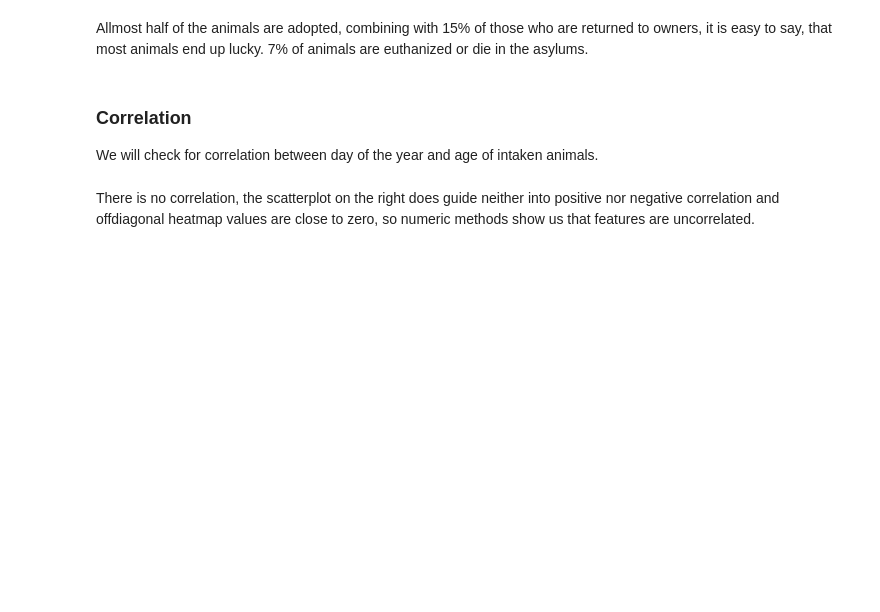
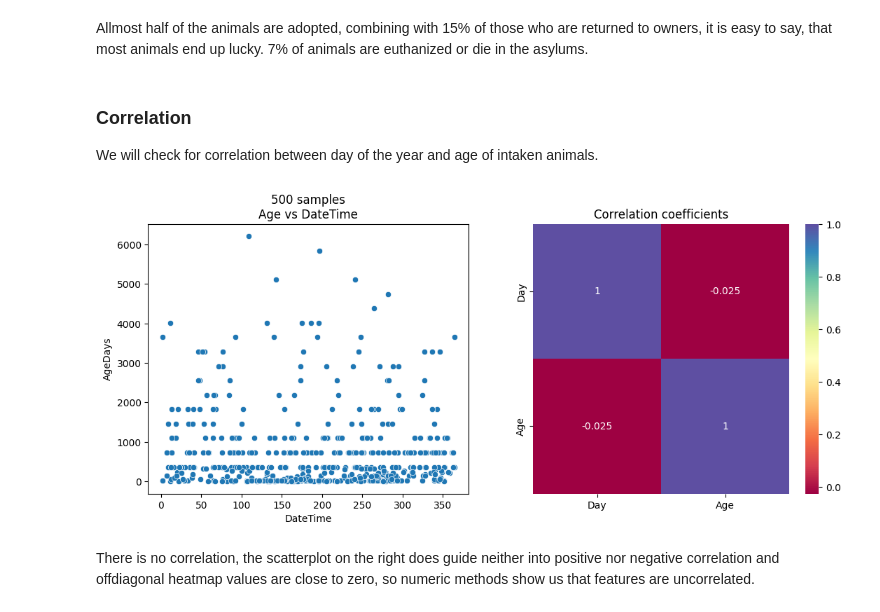
Before and after one commit to ZhigaMason/University, a Jupyter notebook: 01/assignment01.ipynb, the cells around one changed output. Cells and saved outputs as stored; diff of their text form; code cells hidden in the pictures; blank space fills up the shorter version.

```diff
--- a/01/assignment01.ipynb
+++ b/01/assignment01.ipynb
@@ -754,11 +753,15 @@ All quantative data is displayed similaly, so we will write a function that will
 # %%
 from typing import Tuple
 
-def display_quantative(ser : pd.Series, display_thr=1, display_nan=False, **kwargs) -> Tuple[mpl.figure.Figure, mpl.axes.Axes]:
+def display_quantative(ser : pd.Series, display_thr=1, display_nan=False,
+                       ax=None,
+                       **kwargs) -> Tuple[mpl.figure.Figure, mpl.axes.Axes]|None:
     vc = ser.value_counts(dropna=(not display_nan))
     vc.index = vc.index.astype(str)
     mode_val, mode = vc.idxmax(), vc.max()
-    fig, ax = plt.subplots(figsize=(12, 5))
+    fig = None
+    if ax is None:
+        fig, ax = plt.subplots(figsize=(12, 5))
     ax.grid(zorder=0)
     ax.bar(vc.index, vc, zorder=3, **kwargs)
 
@@ -779,6 +782,8 @@ def display_quantative(ser : pd.Series, display_thr=1, display_nan=False, **kwar
     y2.set_yticks(
         left_labels, right_labels
     )
+    if fig is None:
+        return None
     return fig, ax
 # %% [markdown]
 ### Describing Animal Type
@@ -817,24 +828,26 @@ We will check for correlation between day of the year and age of intaken animals
 # %%
 day = intake['DateTime'].dt.dayofyear
 age = intake['AgeDays']
 idx = age.sample(500, random_state=42).index
 df = pd.DataFrame({'Day' : day, 'Age' : age})
 
 fig, [ax1, ax2] = plt.subplots(1, 2, figsize=(13, 5))
 
 sns.scatterplot(
     x=day[idx], y=age[idx],
     ax=ax1
 )
 ax1.set_title("500 samples\nAge vs DateTime")
 sns.heatmap(
     df.corr().T,
     ax=ax2,
     annot=True,
-    cmap='crest'
+    cmap='Spectral'
 )
 ax2.set_title('Correlation coefficients')
 plt.show()
+# %% [output]
+[figure, added]
 # %% [markdown]
 There is no correlation, the scatterplot on the right does guide neither into positive nor negative correlation and offdiagonal heatmap values are close to zero, so numeric methods show us that features are uncorrelated.
 # %% [markdown]
```
Also changed, not shown: parts of 19 cells of this notebook.
